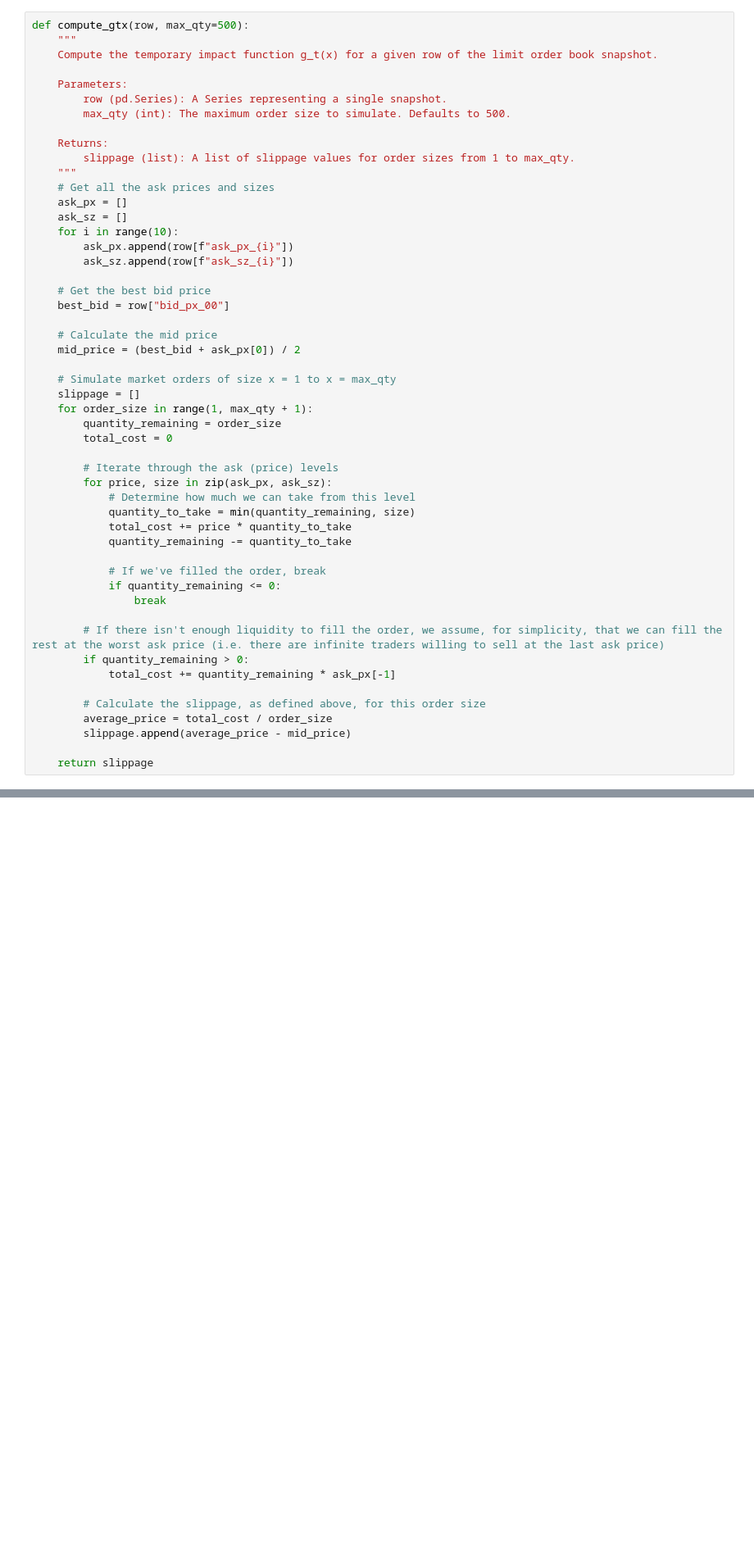
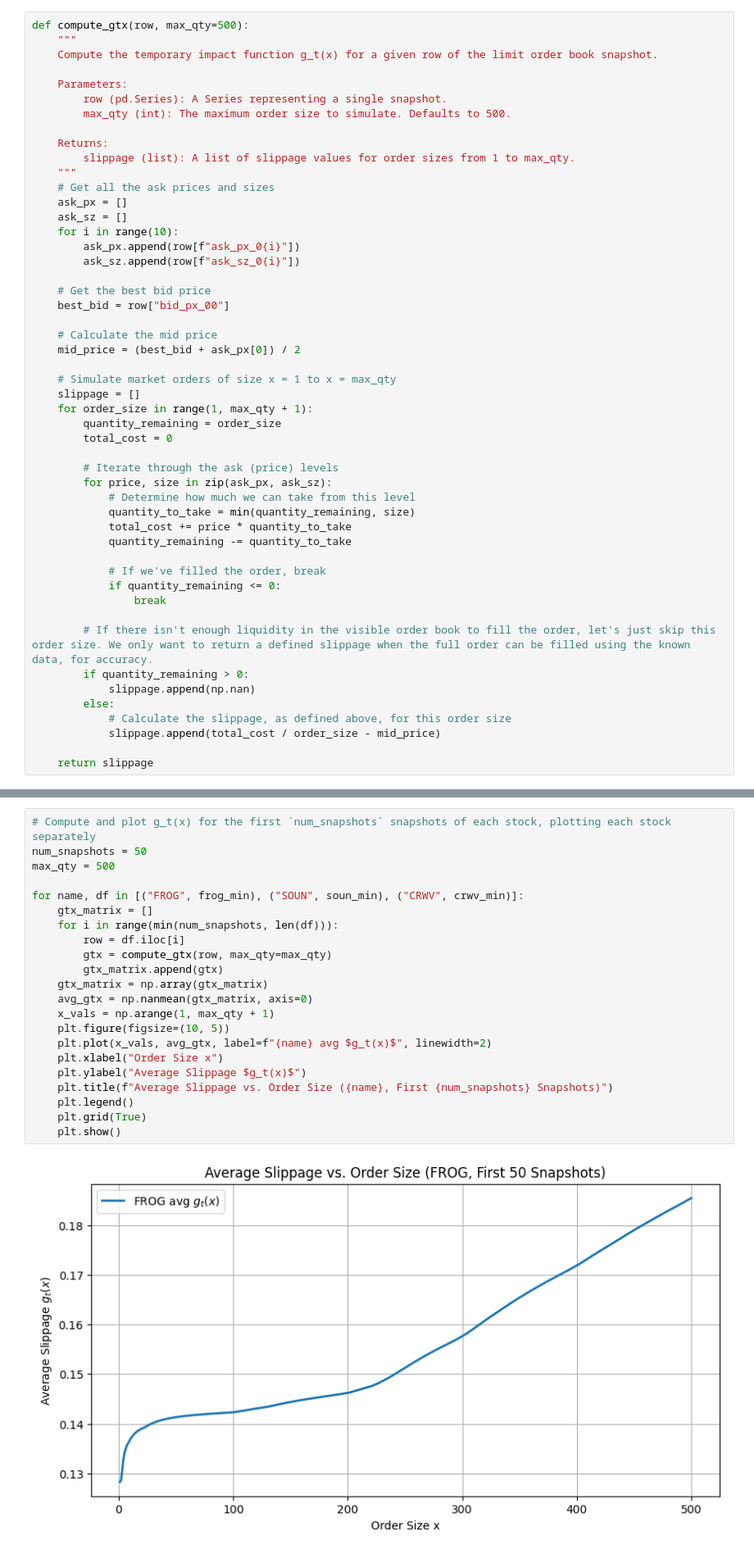
Before and after one commit to notexploiting/blockhouse-impact-modeling, a Jupyter notebook: notebooks/01-modeling-temporary-impact-function.ipynb, the cells around one changed output, grey strips where cells are left out. Shown at 82% size. Drawn from its saved outputs; the diff is of its cells as text; blank space fills up the shorter version.

Commit message:
estimate g_t(x) using compute_gtx() for a set number of snapshots for each of the 3 stocks, and plot them

```diff
--- a/notebooks/01-modeling-temporary-impact-function.ipynb
+++ b/notebooks/01-modeling-temporary-impact-function.ipynb
@@ -104,8 +126,8 @@ def compute_gtx(row, max_qty=500):
     ask_px = []
     ask_sz = []
     for i in range(10):
-        ask_px.append(row[f"ask_px_{i}"])
-        ask_sz.append(row[f"ask_sz_{i}"])
+        ask_px.append(row[f"ask_px_0{i}"])
+        ask_sz.append(row[f"ask_sz_0{i}"])
 
     # Get the best bid price
     best_bid = row["bid_px_00"]
@@ -130,12 +152,11 @@ def compute_gtx(row, max_qty=500):
             if quantity_remaining <= 0:
                 break
 
-        # If there isn't enough liquidity to fill the order, we assume, for simplicity, that we can fill the rest at the worst ask price (i.e. there are infinite traders willing to sell at the last ask price)
+        # If there isn't enough liquidity in the visible order book to fill the order, let's just skip this order size. We only want to return a defined slippage when the full order can be filled using the known data, for accuracy.
         if quantity_remaining > 0:
-            total_cost += quantity_remaining * ask_px[-1]
-
-        # Calculate the slippage, as defined above, for this order size
-        average_price = total_cost / order_size
-        slippage.append(average_price - mid_price)
+            slippage.append(np.nan)
+        else:
+            # Calculate the slippage, as defined above, for this order size
+            slippage.append(total_cost / order_size - mid_price)
 
     return slippage
@@ -141,0 +167,24 @@ def compute_gtx(row, max_qty=500):
+# %%
+# Compute and plot g_t(x) for the first `num_snapshots` snapshots of each stock, plotting each stock separately
+num_snapshots = 50
+max_qty = 500
+
+for name, df in [("FROG", frog_min), ("SOUN", soun_min), ("CRWV", crwv_min)]:
+    gtx_matrix = []
+    for i in range(min(num_snapshots, len(df))):
+        row = df.iloc[i]
+        gtx = compute_gtx(row, max_qty=max_qty)
+        gtx_matrix.append(gtx)
+    gtx_matrix = np.array(gtx_matrix)
+    avg_gtx = np.nanmean(gtx_matrix, axis=0)
+    x_vals = np.arange(1, max_qty + 1)
+    plt.figure(figsize=(10, 5))
+    plt.plot(x_vals, avg_gtx, label=f"{name} avg $g_t(x)$", linewidth=2)
+    plt.xlabel("Order Size x")
+    plt.ylabel("Average Slippage $g_t(x)$")
+    plt.title(f"Average Slippage vs. Order Size ({name}, First {num_snapshots} Snapshots)")
+    plt.legend()
+    plt.grid(True)
+    plt.show()
+# %% [output]
+[figure, added]
```
Also changed, not shown: parts of 4 cells of this notebook.
